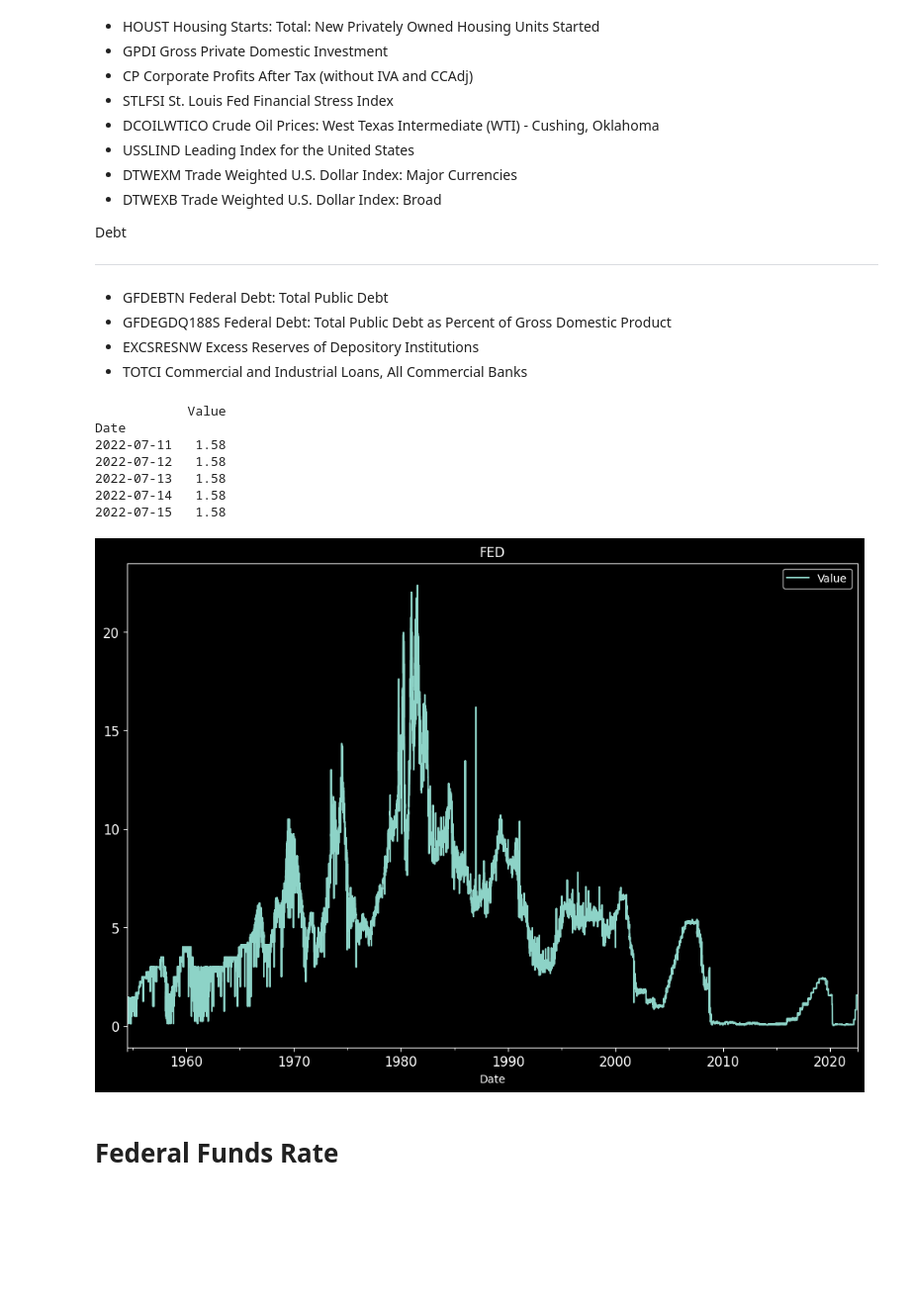
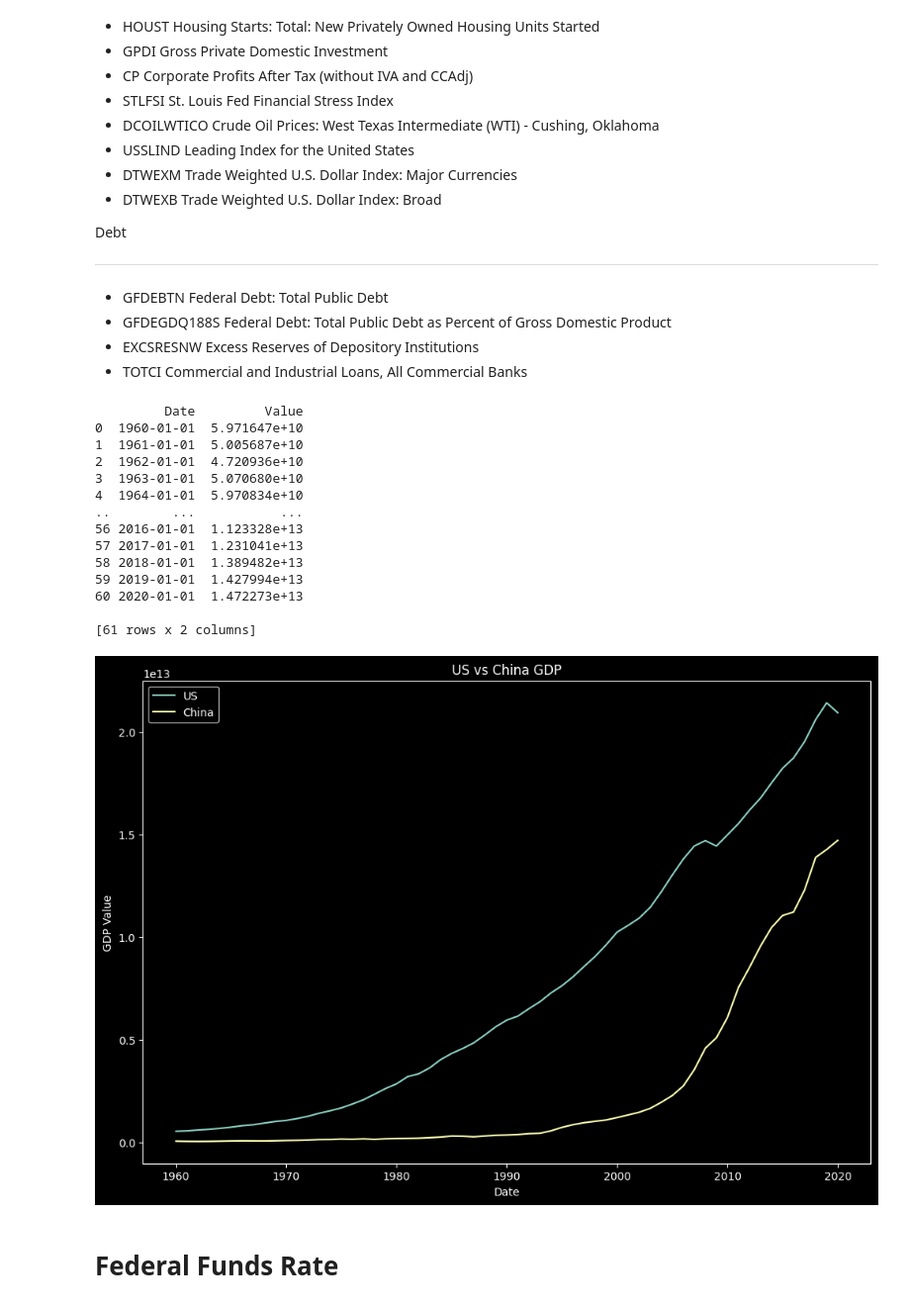
Before and after one commit to atlas-finance-io/atlas_trade, a Jupyter notebook: src/notebooks/reference/fed_economic_data.ipynb, the cells around one changed output. Shown at 99% size. Drawn from its saved outputs; the diff is of its cells as text; code cells hidden in the pictures; blank space fills up the shorter version.

```diff
--- a/src/notebooks/reference/fed_economic_data.ipynb
+++ b/src/notebooks/reference/fed_economic_data.ipynb
@@ -83,24 +83,62 @@ import nasdaqdatalink
 import numpy as np
 import requests
 import os
+# import plotly.express as px
 
 import matplotlib.pyplot as plt
 plt.style.use('dark_background')
+
+NASDAQ_KEY = "zxLNKQydu_qNXQ2tZ7vz"
+
+nasdaqdatalink.ApiConfig.api_key = NASDAQ_KEY
-# %%
-data = nasdaqdatalink.get('FRED/DFF')
-df = pd.DataFrame(data)
-
-print(df.tail(5))
-
-
-df.plot(figsize = (12, 8), title = "FED", fontsize = 12)
-plt.show()
-# %% [output]
-            Value
-Date
-2022-07-11   1.58
-2022-07-12   1.58
-2022-07-13   1.58
-2022-07-14   1.58
-2022-07-15   1.58
-[figure, removed]
+# %%
+# Get data for the US and China
+us = nasdaqdatalink.get('FRED/MKTGDPUSA646NWDB')
+us_df = pd.DataFrame(us).reset_index()
+
+china = nasdaqdatalink.get('FRED/MKTGDPCNA646NWDB')
+china_df = pd.DataFrame(china).reset_index()
+
+print(china_df)
+
+
+# Merge the two DataFrames on the 'date' column
+merged_df = pd.merge(us_df, china_df, on='Date', how='outer', suffixes=('_us', '_china'))
+
+merged_df.to_csv("merged.csv")
+
+# Plotting the merged data
+plt.figure(figsize=(12, 8))
+
+# Plotting the US data
+plt.plot(merged_df['Date'], merged_df['Value_us'], label='US')
+
+# Plotting the China data
+plt.plot(merged_df['Date'], merged_df['Value_china'], label='China')
+
+# Adding labels and title
+plt.xlabel('Date')
+plt.ylabel('GDP Value')
+plt.title('US vs China GDP')
+
+# Adding legend
+plt.legend()
+
+# Display the plot
+plt.show()
+# %% [output]
+         Date         Value
+0  1960-01-01  5.971647e+10
+1  1961-01-01  5.005687e+10
+2  1962-01-01  4.720936e+10
+3  1963-01-01  5.070680e+10
+4  1964-01-01  5.970834e+10
+..        ...           ...
+56 2016-01-01  1.123328e+13
+57 2017-01-01  1.231041e+13
+58 2018-01-01  1.389482e+13
+59 2019-01-01  1.427994e+13
+60 2020-01-01  1.472273e+13
+
+[61 rows x 2 columns]
+[figure, added]
```
Also changed, not shown: parts of 2 cells of this notebook, 21 other files.
